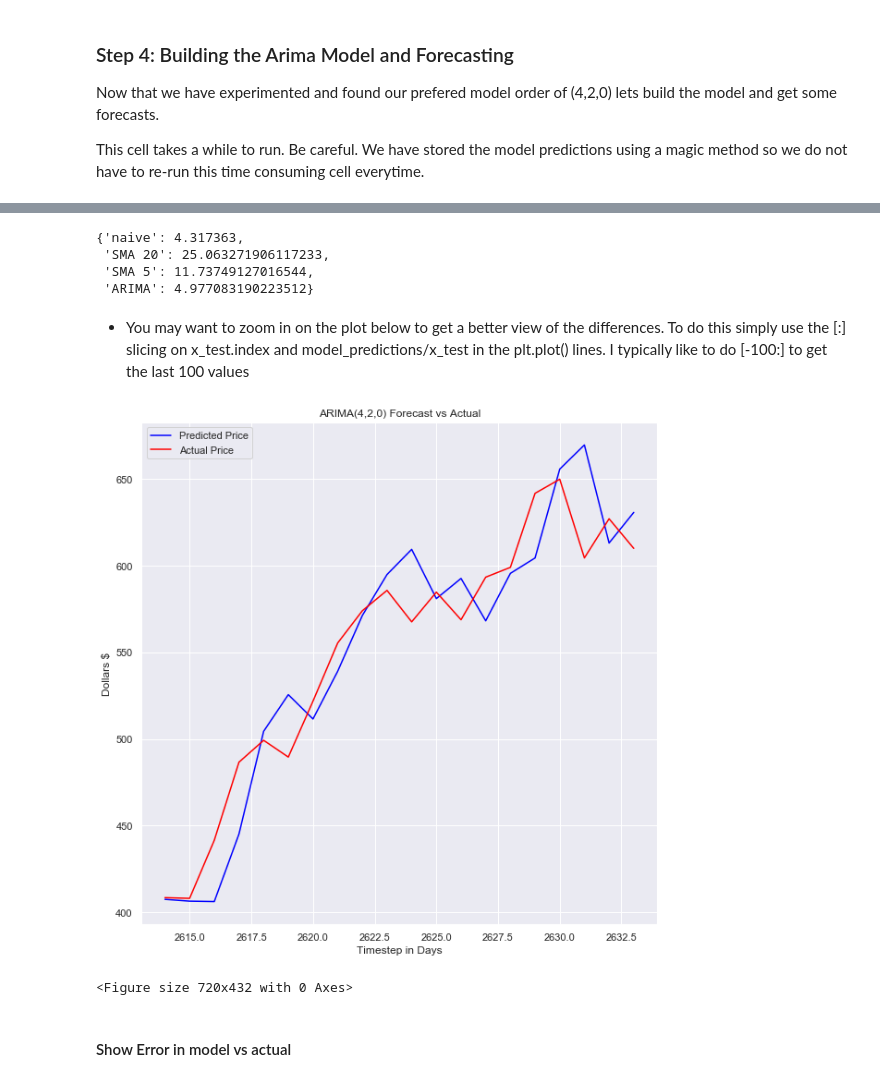
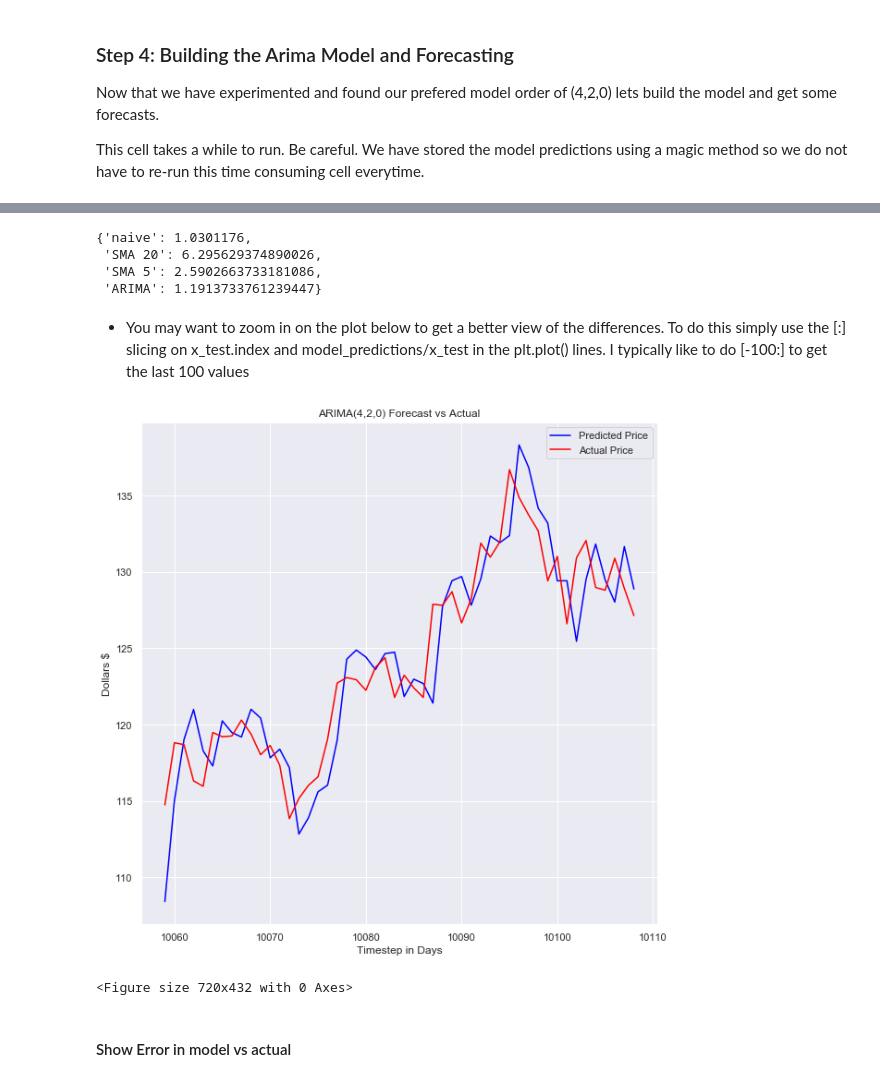
Before and after one commit to 0xpranjal/Stock-Prediction-using-different-models, a Jupyter notebook: Notebooks/1. Time Series Forecasting with Naive, Moving Averages, and ARIMA.ipynb, the cells around one changed output, grey strips where cells are left out. Drawn from its saved outputs; the diff is of its cells as text; code cells hidden in the pictures.

Commit message:
Model Re-run and Minor fixes

```diff
--- a/Notebooks/1. Time Series Forecasting with Naive, Moving Averages, and ARIMA.ipynb
+++ b/Notebooks/1. Time Series Forecasting with Naive, Moving Averages, and ARIMA.ipynb
@@ -32,6 +36,6 @@ hist.to_csv('../TSLA.CSV')
 # %%
 # Read data in to dataframes
-tsla = pd.read_csv('../TSLA.csv')
+tsla = pd.read_csv('../MSFT.csv')
 
 # Change date column to datetime type
 tsla['Date'] = pd.to_datetime(tsla['Date'])
@@ -349,7 +369,7 @@ model_predictions = []
 N_test_observations = len(x_test)
 
 # loop through every data point
-for time_point in list(x_test.index):
+for time_point in list(x_test.index[-30:]):
     model = ARIMA(history, order=(4,2,0))
     model_fit = model.fit(disp=0)
     output = model_fit.forecast()
@@ -357,6 +377,7 @@ for time_point in list(x_test.index):
     model_predictions.append(yhat)
     true_test_value = x_test[time_point]
     history.append(true_test_value)
+
 MAE_error = keras.metrics.mean_absolute_error(x_test, model_predictions).numpy()
 print('Testing Mean Squared Error is {}'.format(MAE_error))
 
@@ -408,25 +445,25 @@ arima_mae = keras.metrics.mean_absolute_error(x_test, model_predictions).numpy()
 model_mae_scores['ARIMA'] = arima_mae
 model_mae_scores
 # %% [output]
-{'naive': 4.317363,
- 'SMA 20': 25.063271906117233,
- 'SMA 5': 11.73749127016544,
- 'ARIMA': 4.977083190223512}
+{'naive': 1.0301176,
+ 'SMA 20': 6.295629374890026,
+ 'SMA 5': 2.5902663733181086,
+ 'ARIMA': 1.1913733761239447}
 # %% [markdown]
 - You may want to zoom in on the plot below to get a better view of the differences. To do this simply use the [:] slicing on x_test.index and model_predictions/x_test in the plt.plot() lines. I typically like to do [-100:] to get the last 100 values
 # %%
 # Plot our predictions against the actual values for a visual comparison.
-plt.plot(x_test.index[-20:], model_predictions[-20:], color='blue',label='Predicted Price')
-plt.plot(x_test.index[-20:], x_test[-20:], color='red', label='Actual Price')
+plt.plot(x_test.index[-50:], model_predictions[-50:], color='blue',label='Predicted Price')
+plt.plot(x_test.index[-50:], x_test[-50:], color='red', label='Actual Price')
 plt.ylabel('Dollars $')
 plt.xlabel('Timestep in Days')
 plt.title('ARIMA(4,2,0) Forecast vs Actual')
-# plt.xticks(np.arange(881,1259,50), df.Date[881:1259:50])
+#plt.xticks(np.arange(881,1259,50), df.Date[881:1259:50])
 plt.legend()
 plt.figure(figsize=(10,6))
 plt.show()
 # %% [output]
-[figure, old version]
+[figure, new version]
 <Figure size 720x432 with 0 Axes>
 # %% [markdown]
 #### Show Error in model vs actual
```
Also changed, not shown: parts of 25 cells of this notebook, 7 other files.
